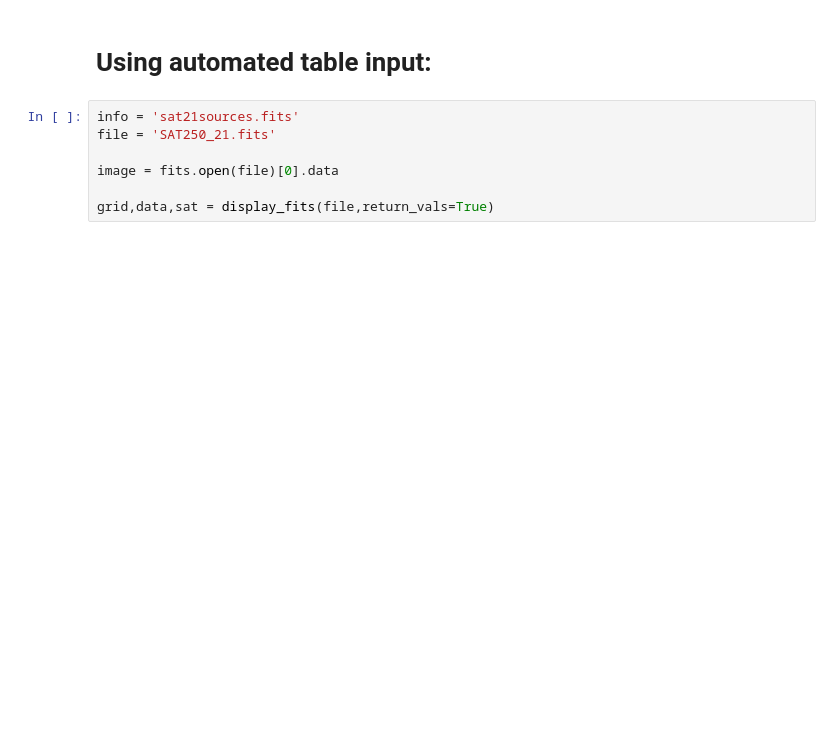
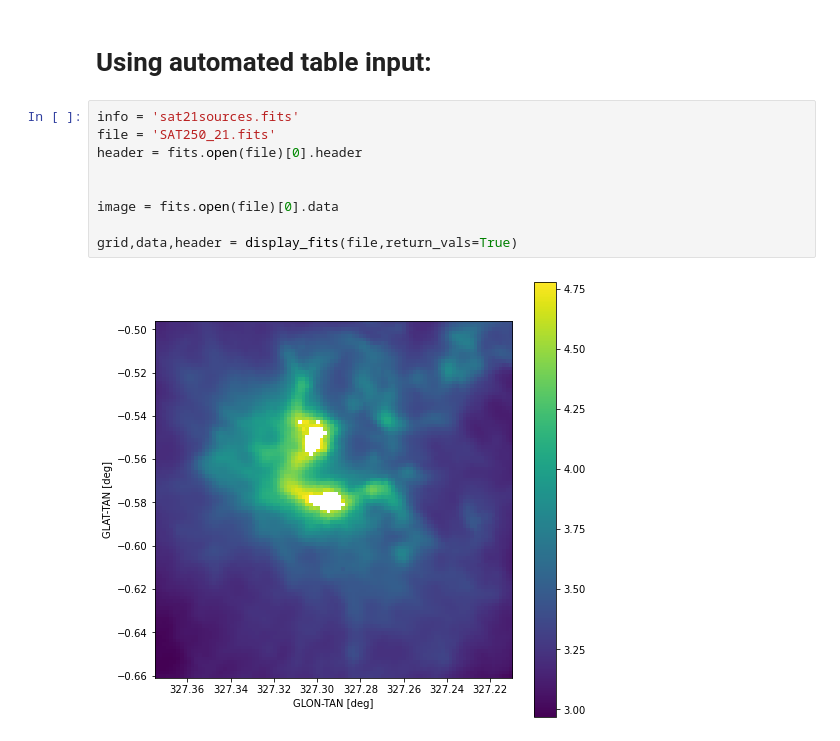
Before and after one commit to martimmcdc/2d-gaussian-fitting, a Jupyter notebook: baseline_reduction_test.ipynb, the cells around one changed output. Saved outputs shown, nothing was run; the diff lists cells and outputs as text; blank space fills up the shorter version.

```diff
--- a/baseline_reduction_test.ipynb
+++ b/baseline_reduction_test.ipynb
@@ -111,8 +111,12 @@ plt.show()
 # %%
 info = 'sat21sources.fits'
 file = 'SAT250_21.fits'
+header = fits.open(file)[0].header
+
 
 image = fits.open(file)[0].data
 
-grid,data,sat = display_fits(file,return_vals=True)
+grid,data,header = display_fits(file,return_vals=True)
+# %% [output]
+[figure, added]
 # %%
```
Also changed, not shown: parts of 8 cells of this notebook.
